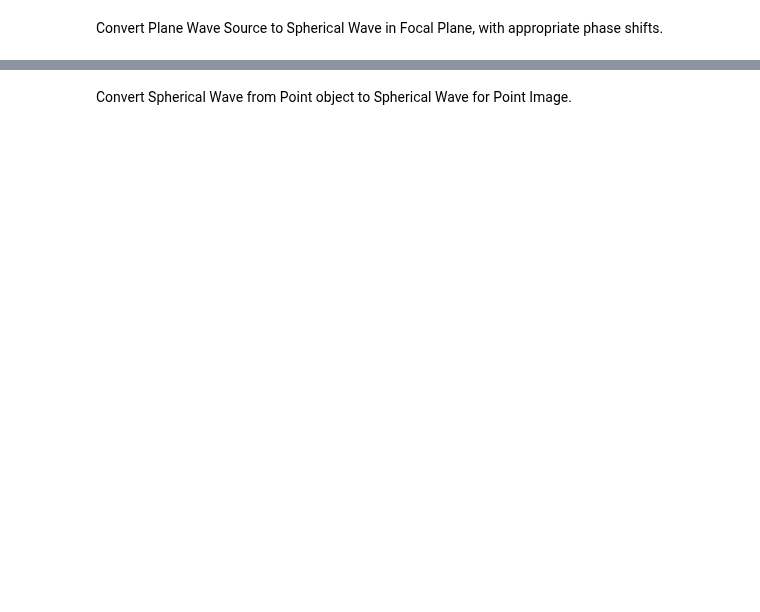
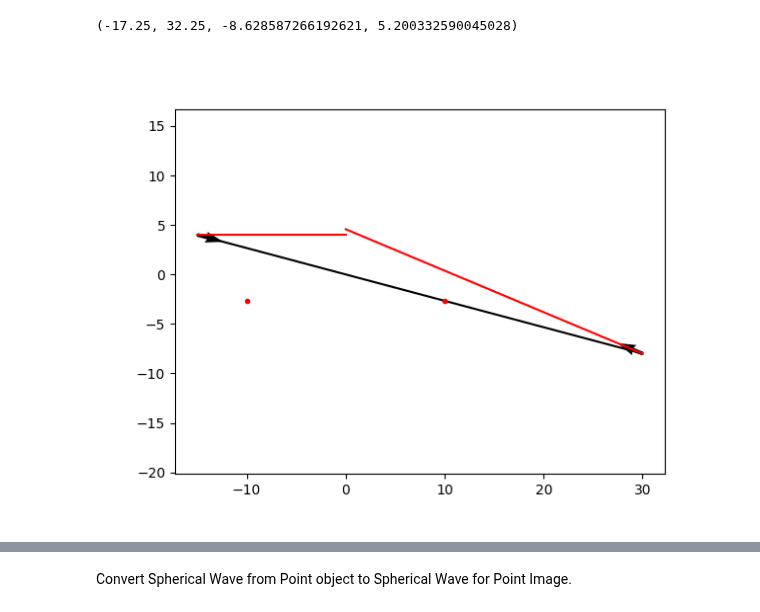
Before and after one commit to DavidLanders95/MonteCarloMS, a Jupyter notebook: phase_shift_thin_lens.ipynb, the cells around one changed output, grey strips where cells are left out. Cells and saved outputs as stored; diff of their text form; code cells hidden in the pictures; blank space fills up the shorter version.

```diff
--- a/phase_shift_thin_lens.ipynb
+++ b/phase_shift_thin_lens.ipynb
@@ -34,2 +5,0 @@ def interp_coordinates_from_optical_path_length(opl_0, opl_1, z_0, z_1, x_0, x_1
-# %% [markdown]
-Convert Plane Wave Source to Spherical Wave in Focal Plane, with appropriate phase shifts.
@@ -36,3 +68,38 @@ Convert Plane Wave Source to Spherical Wave in Focal Plane, with appropriate pha
+# %%
+theta_ray_y = np.pi/2
+theta_ray_x = np.pi/2
+
+M1 = np.cos(theta_ray_y)
+L1 = np.cos(theta_ray_x)
+N1 = np.sqrt(1 - L1 **2 - M1 ** 2)
+
+u1 = (L1 / N1) * z1 + x1
+v1 = (M1 / N1) * z1 + y1
+
+Cx = m_p * L2_p - L1_p
+Cy = m_p * M2_p - M1_p
+
+L2 = (L1 + Cx) / m_p
+M2 = (M1 + Cy) / m_p
+N2 = (1 - (L2 ** 2) - (M2 ** 2)) ** (1/2)
+
+u2 = - (L2 / N2) * z2 + x2
+v2 = - (M2 / N2) * z2 + y2
+# %%
+plt.figure()
+# plt.vlines(0, 0, 5, color = 'k', linestyle = '--')
+plt.plot([z1, z2], [y1, y2], '-k')
+plt.plot([z1, pp_1], [y1, v1], '-r')
+plt.plot([pp_2, z2], [v2, y2], '-r')
+plt.plot(-f, y1_hat, '.r')
+plt.plot(f, y2_hat, '.r')
+plt.quiver(z1, y1, N1_p, M1_p)
+# plt.quiver(z2, y2, -N2_p, -M2_p)
+plt.quiver(z2, y2, -N2, -M2)
+plt.axis('equal')
+# %% [output]
+(-17.25, 32.25, -8.628587266192621, 5.200332590045028)
+[figure, added]
 # %%
 
 f = 10
```
Also changed, not shown: parts of 5 cells of this notebook.
